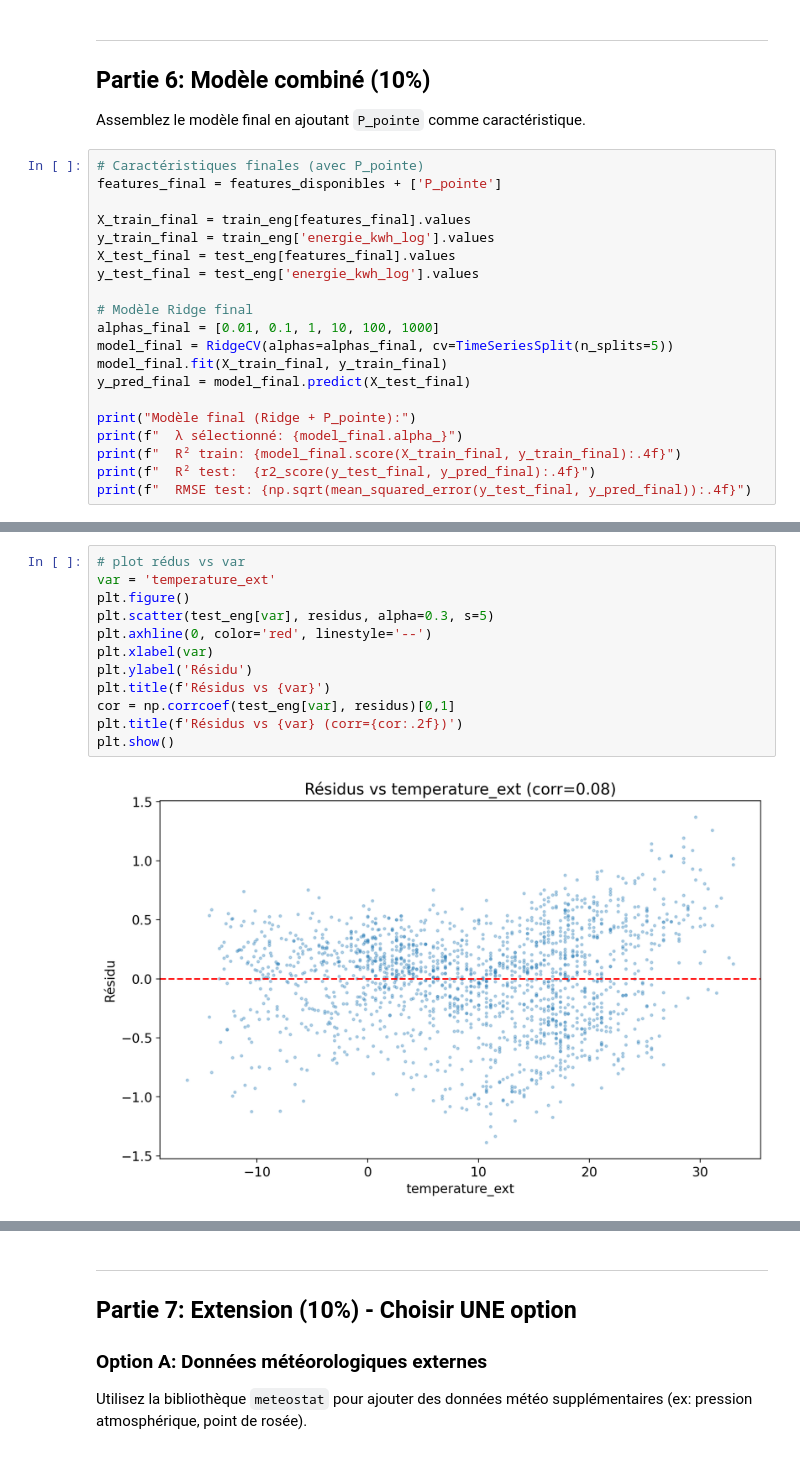
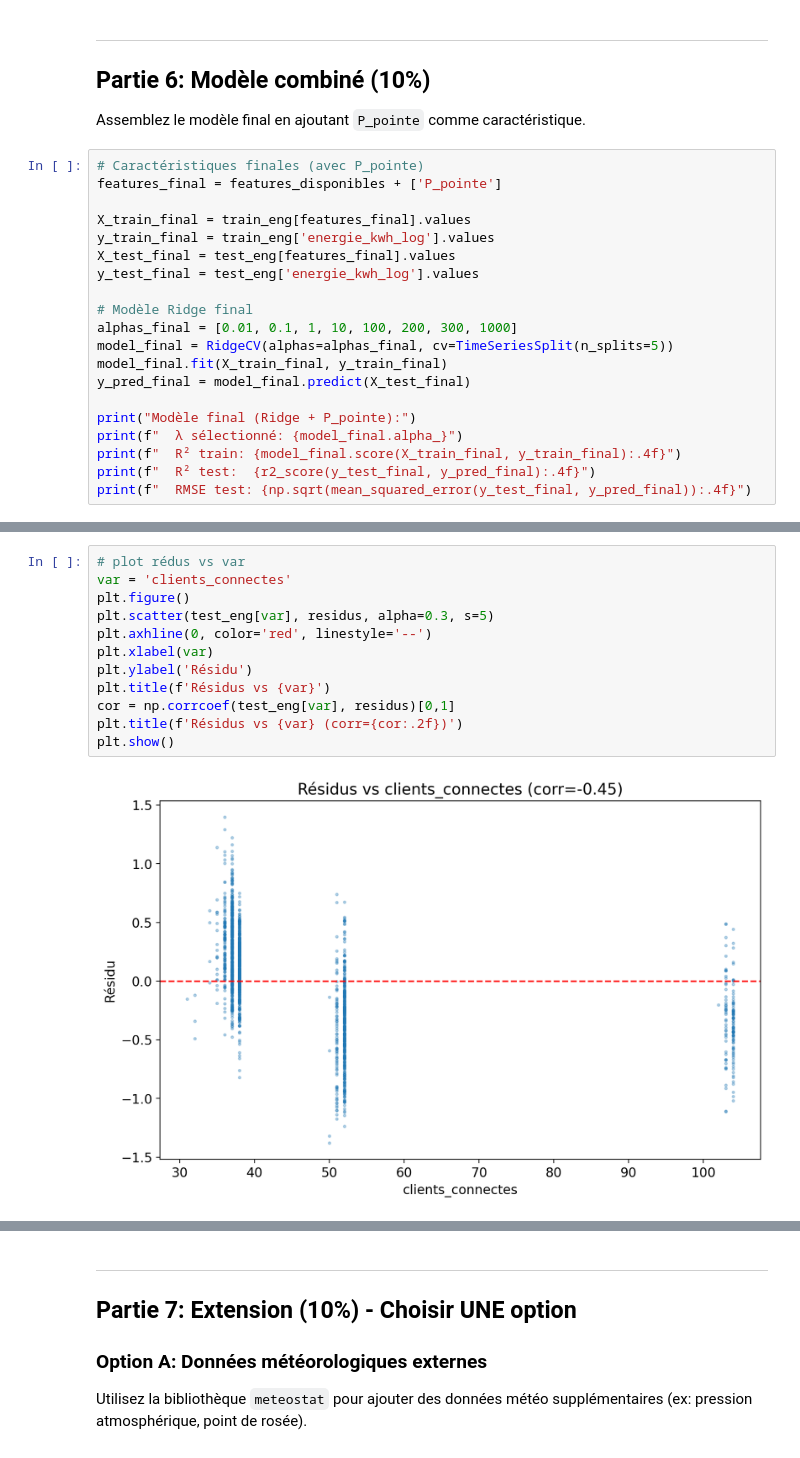
Before and after one commit to maurinahan/IFT6390, a Jupyter notebook: Projets/Projet1/projet_1_new.ipynb, the cells around one changed output, grey strips where cells are left out. Cells and saved outputs as stored; diff of their text form.

```diff
--- a/Projets/Projet1/projet_1_new.ipynb
+++ b/Projets/Projet1/projet_1_new.ipynb
@@ -881,7 +964,7 @@ X_test_final = test_eng[features_final].values
 y_test_final = test_eng['energie_kwh_log'].values
 
 # Modèle Ridge final
-alphas_final = [0.01, 0.1, 1, 10, 100, 1000]
+alphas_final = [0.01, 0.1, 1, 10, 100, 200, 300, 1000]
 model_final = RidgeCV(alphas=alphas_final, cv=TimeSeriesSplit(n_splits=5))
 model_final.fit(X_train_final, y_train_final)
 y_pred_final = model_final.predict(X_test_final)
@@ -985,15 +1072,15 @@ vars_importantes
  'tstats_clients_interaction']
 # %%
 # plot rédus vs var
-var = 'temperature_ext'
+var = 'clients_connectes'
 plt.figure()
 plt.scatter(test_eng[var], residus, alpha=0.3, s=5)
 plt.axhline(0, color='red', linestyle='--')
 plt.xlabel(var)
 plt.ylabel('Résidu')
 plt.title(f'Résidus vs {var}')
 cor = np.corrcoef(test_eng[var], residus)[0,1]
 plt.title(f'Résidus vs {var} (corr={cor:.2f})')
 plt.show()
 # %% [output]
-[figure, old version]
+[figure, new version]
```
Also changed, not shown: parts of 38 cells of this notebook.
